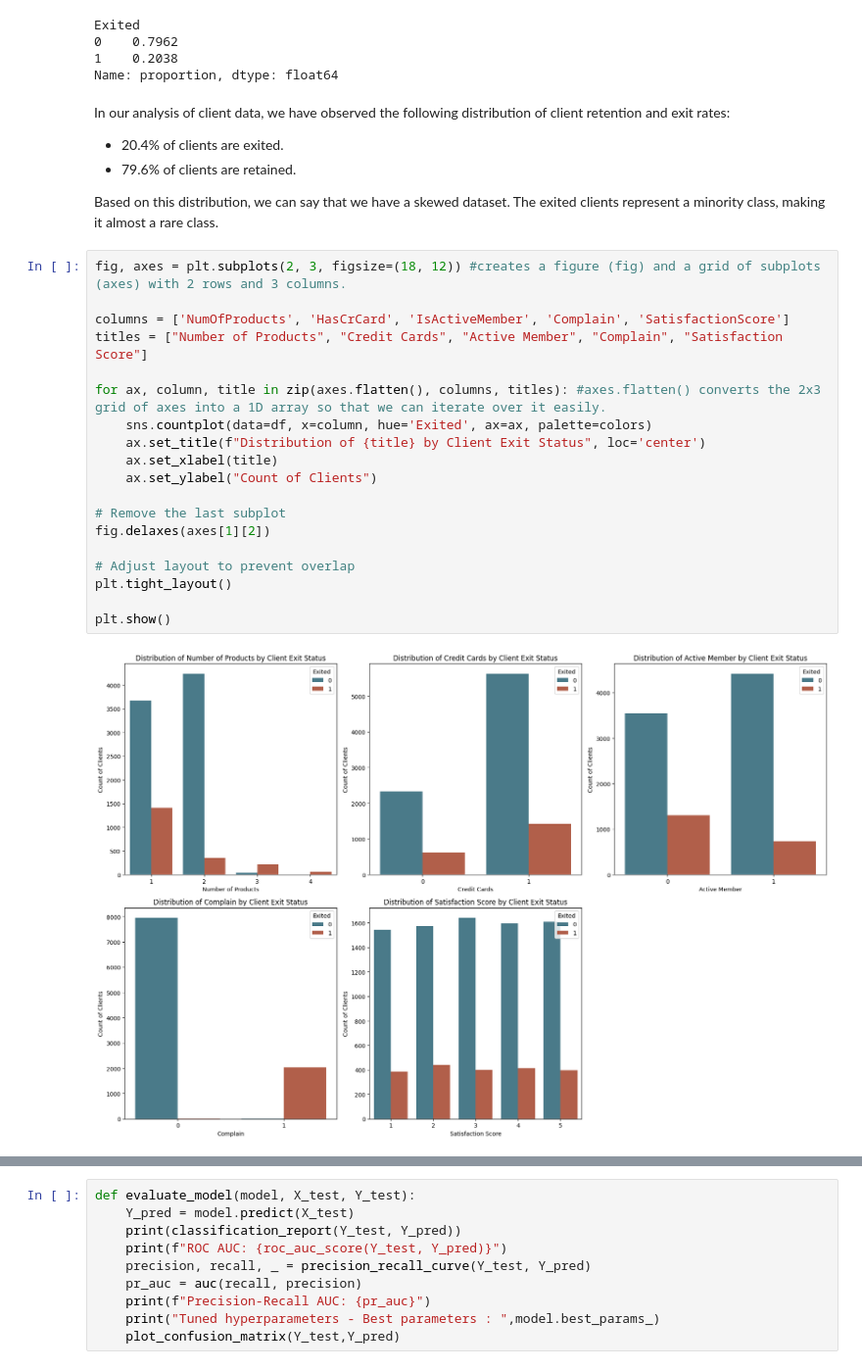
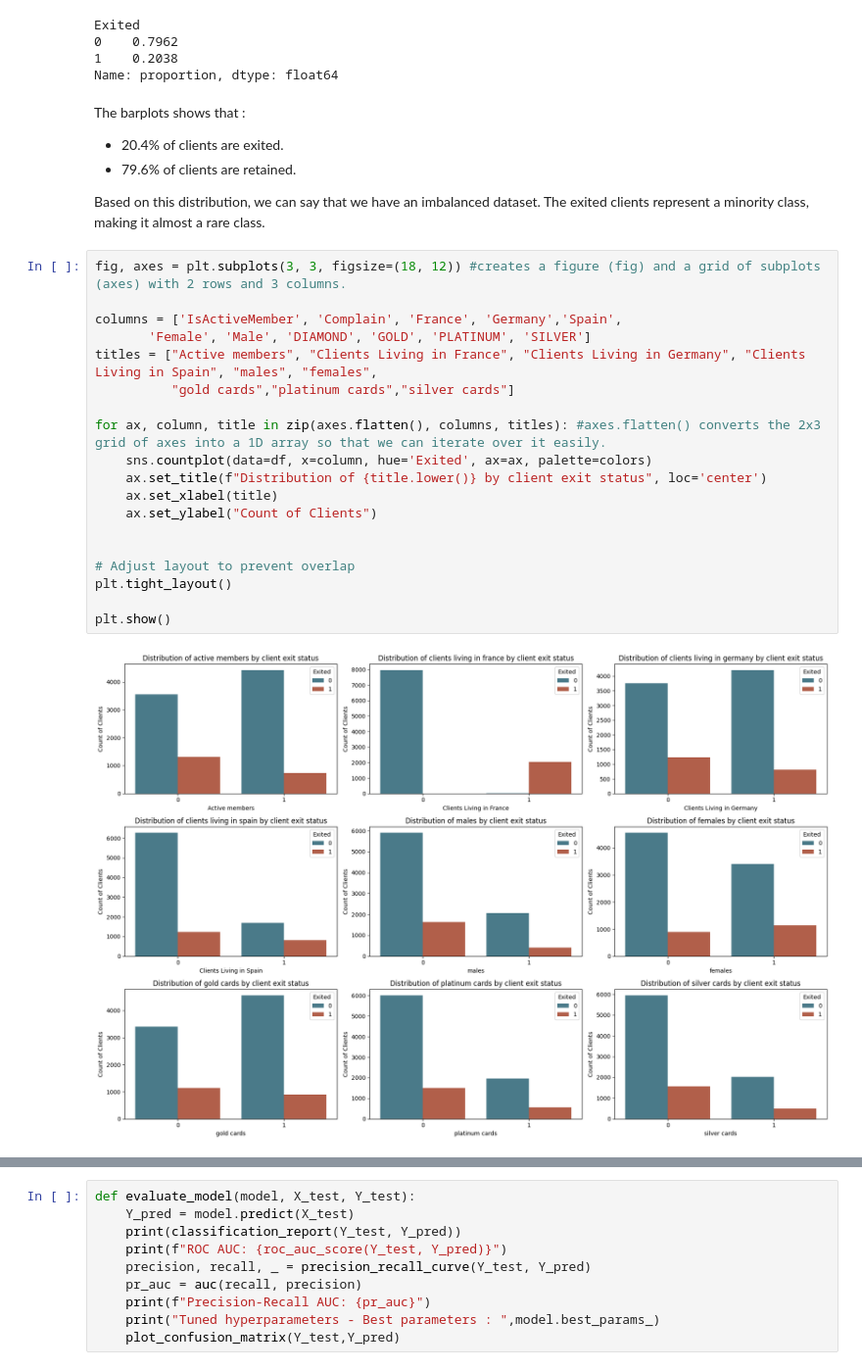
Before and after one commit to Abderrahmane-Chafi/BankCustomerChurnAnalysis, a Jupyter notebook: notebook794dc85e40.ipynb, the cells around one changed output, grey strips where cells are left out. Shown at 98% size. Cells and saved outputs as stored; diff of their text form.

Commit message:
Fixed Data Skiwness Part IV

```diff
--- a/notebook794dc85e40.ipynb
+++ b/notebook794dc85e40.ipynb
@@ -247,30 +226,30 @@ Exited
 1    0.2038
 Name: proportion, dtype: float64
 # %% [markdown]
-In our analysis of client data, we have observed the following distribution of client retention and exit rates:
+The barplots shows that :
 
 - 20.4% of clients are exited.
 - 79.6% of clients are retained.
 
-Based on this distribution, we can say that we have a skewed dataset. The exited clients represent a minority class, making it almost a rare class.
+Based on this distribution, we can say that we have an imbalanced dataset. The exited clients represent a minority class, making it almost a rare class.
 # %%
-fig, axes = plt.subplots(2, 3, figsize=(18, 12)) #creates a figure (fig) and a grid of subplots (axes) with 2 rows and 3 columns.
+fig, axes = plt.subplots(3, 3, figsize=(18, 12)) #creates a figure (fig) and a grid of subplots (axes) with 2 rows and 3 columns.
 
-columns = ['NumOfProducts', 'HasCrCard', 'IsActiveMember', 'Complain', 'SatisfactionScore']
-titles = ["Number of Products", "Credit Cards", "Active Member", "Complain", "Satisfaction Score"]
+columns = ['IsActiveMember', 'Complain', 'France', 'Germany','Spain',
+       'Female', 'Male', 'DIAMOND', 'GOLD', 'PLATINUM', 'SILVER']
+titles = ["Active members", "Clients Living in France", "Clients Living in Germany", "Clients Living in Spain", "males", "females",
+          "gold cards","platinum cards","silver cards"]
 
 for ax, column, title in zip(axes.flatten(), columns, titles): #axes.flatten() converts the 2x3 grid of axes into a 1D array so that we can iterate over it easily.
     sns.countplot(data=df, x=column, hue='Exited', ax=ax, palette=colors)
-    ax.set_title(f"Distribution of {title} by Client Exit Status", loc='center')
+    ax.set_title(f"Distribution of {title.lower()} by client exit status", loc='center')
     ax.set_xlabel(title)
     ax.set_ylabel("Count of Clients")
 
-# Remove the last subplot
-fig.delaxes(axes[1][2])
 
 # Adjust layout to prevent overlap
 plt.tight_layout()
 
 plt.show()
 # %% [output]
-[figure, old version]
+[figure, new version]
```
Also changed, not shown: parts of 59 cells of this notebook.
